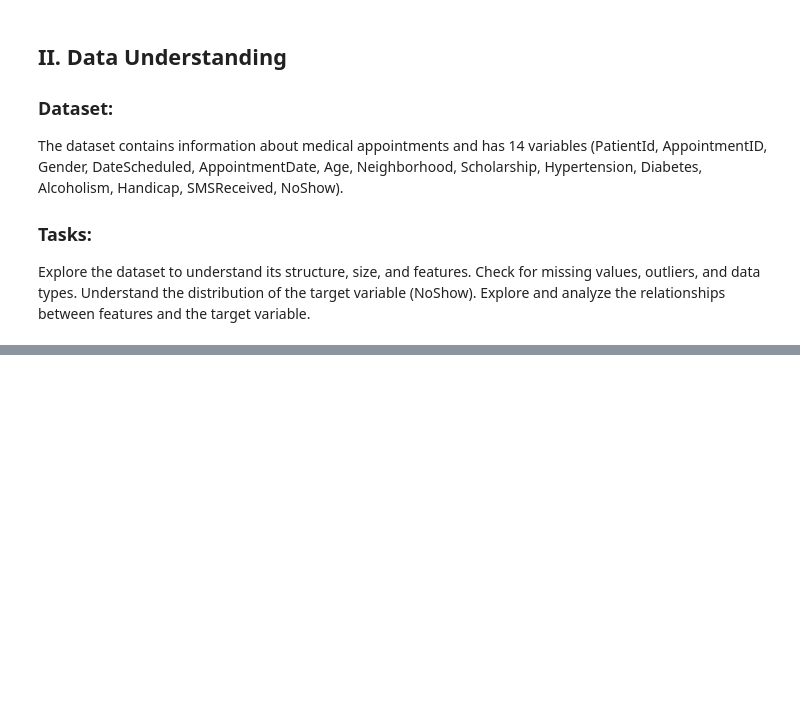
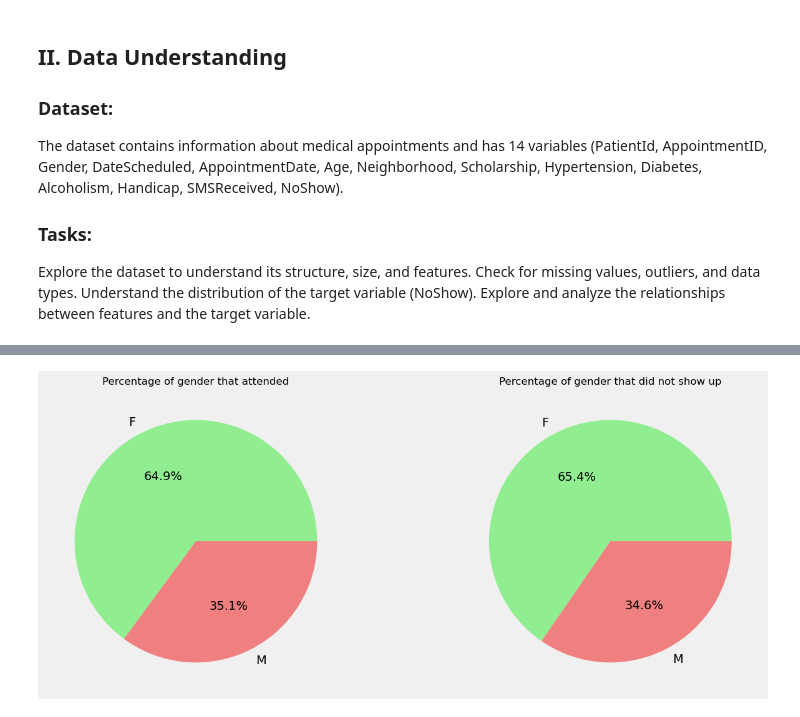
Before and after one commit to KingXP-Pythoner/appt-noshow-model, a Jupyter notebook: Medical_Appointment_No_Show_Classification_Prediction.ipynb, the cells around one changed output, grey strips where cells are left out. Cells and saved outputs as stored; diff of their text form; code cells hidden in the pictures; blank space fills up the shorter version.

```diff
--- a/Medical_Appointment_No_Show_Classification_Prediction.ipynb
+++ b/Medical_Appointment_No_Show_Classification_Prediction.ipynb
@@ -98,0 +287,20 @@ dtype: int64
+# %%
+
+
+
+gender_showed = df[show]['gender'].value_counts(normalize=True)
+gender_no_show = df[no_show]["gender"].value_counts(normalize=True)
+
+colors = ['lightgreen', 'lightcoral']
+fig, axes = plt.subplots(1, 2, figsize=(14, 6))
+gender_showed.plot(kind='pie', autopct='%1.1f%%',ax=axes[0], colors=colors)
+axes[0].set_title('Percentage of gender that attended', fontdict={'fontsize':12})
+axes[0].set_ylabel('')
+
+gender_no_show.plot(kind='pie', autopct='%1.1f%%',ax=axes[1], colors=colors)
+axes[1].set_title('Percentage of gender that did not show up', fontdict={'fontsize': 12})
+axes[1].set_ylabel('')
+
+plt.show()
+# %% [output]
+[figure, added]
```
Also changed, not shown: parts of 61 cells of this notebook.
